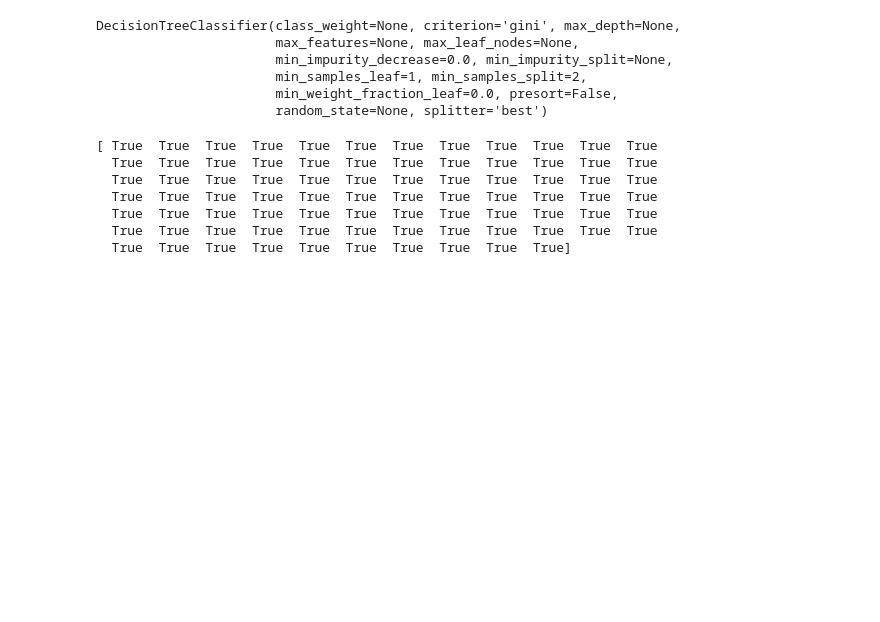
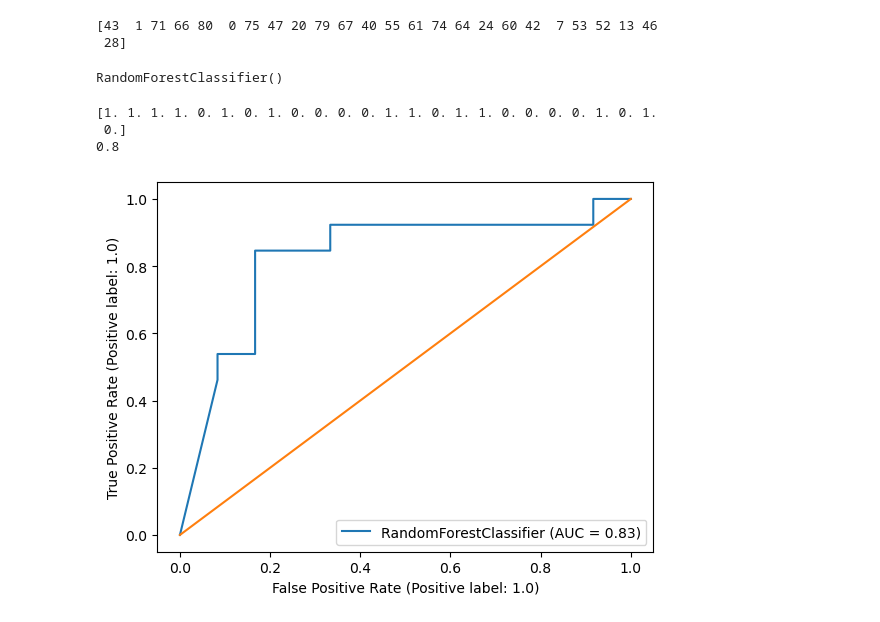
Before and after one commit to Perplexus100/OSU-REU-2021-Soft-Robotic-Explainability, a Jupyter notebook: classifier_metrics.ipynb, the cells around one changed output. Drawn from its saved outputs; the diff is of its cells as text; code cells hidden in the pictures; blank space fills up the shorter version.

Commit message:
This updates the names of the grasp metrics and all of classifier_metrics

```diff
--- a/classifier_metrics.ipynb
+++ b/classifier_metrics.ipynb
@@ -7,5 +10,3 @@ from sklearn import tree
-# %%
-indicies_test_data = np.random.choose
 # %%
 input_data = np.loadtxt('/Users/lucymore/Desktop/Grasp_CSV_data.csv', delimiter=',')
 Y = input_data[:,1]
@@ -16,24 +20,48 @@ X = input_data[:, 2:]
+# %%
+num_test = 25
+
+try:
+    indicies_test_data = np.load('test_indicies.npy')
+except:
+    indicies_test_data = np.random.choice(X.shape[0], num_test, replace=False)
+    np.save('test_indicies', indicies_test_data)
+
+#indicies_test_data = np.random.choice(X.shape[0], num_test, replace=False)
+print(indicies_test_data)
+# %% [output]
+[43  1 71 66 80  0 75 47 20 79 67 40 55 61 74 64 24 60 42  7 53 52 13 46
+ 28]
+# %%
+X_test = X[indicies_test_data]
+Y_test = Y[indicies_test_data]
+X_train = np.delete(X, indicies_test_data, axis=0)
+Y_train = np.delete(Y, indicies_test_data, axis=0)
+
+#print(X_test)
+#print(X_train)
 # %%
-#clf = svm.SVC(kernel='linear', )
+#clf = svm.SVC(kernel='rbf')
+clf = ensemble.RandomForestClassifier(100)
 #clf = svm.LinearSVC(max_iter=1000)
-clf = tree.DecisionTreeClassifier()
-clf.fit(X,Y)
+#clf = tree.DecisionTreeClassifier()
+clf.fit(X_train[:,:2],Y_train)
 # %% [output]
-DecisionTreeClassifier(class_weight=None, criterion='gini', max_depth=None,
-                       max_features=None, max_leaf_nodes=None,
-                       min_impurity_decrease=0.0, min_impurity_split=None,
-                       min_samples_leaf=1, min_samples_split=2,
-                       min_weight_fraction_leaf=0.0, presort=False,
-                       random_state=None, splitter='best')
+RandomForestClassifier()
-# %%
-predictions = clf.predict(X)
-correct = np.equal(predictions, Y)
-print(correct)
-# %% [output]
-[ True  True  True  True  True  True  True  True  True  True  True  True
-  True  True  True  True  True  True  True  True  True  True  True  True
-  True  True  True  True  True  True  True  True  True  True  True  True
-  True  True  True  True  True  True  True  True  True  True  True  True
-  True  True  True  True  True  True  True  True  True  True  True  True
-  True  True  True  True  True  True  True  True  True  True  True  True
-  True  True  True  True  True  True  True  True  True  True]
+# %%
+predictions = clf.predict(X_test[:,:2])
+#scores = clf.score(X_test)
+print(predictions)
+#print(scores)
+correct = np.equal(predictions, Y_test)
+accuracy = np.sum(correct) / len(correct)
+print(accuracy)
+# %% [output]
+[1. 1. 1. 1. 0. 1. 0. 1. 0. 0. 0. 0. 1. 1. 0. 1. 1. 0. 0. 0. 0. 1. 0. 1.
+ 0.]
+0.8
+# %%
+plot_roc_curve(clf, X_test[:,:2], Y_test)
+plt.plot([0,1], [0,1])
+plt.show()
+# %% [output]
+[figure, added]
```
Also changed, not shown: parts of 5 cells of this notebook.
